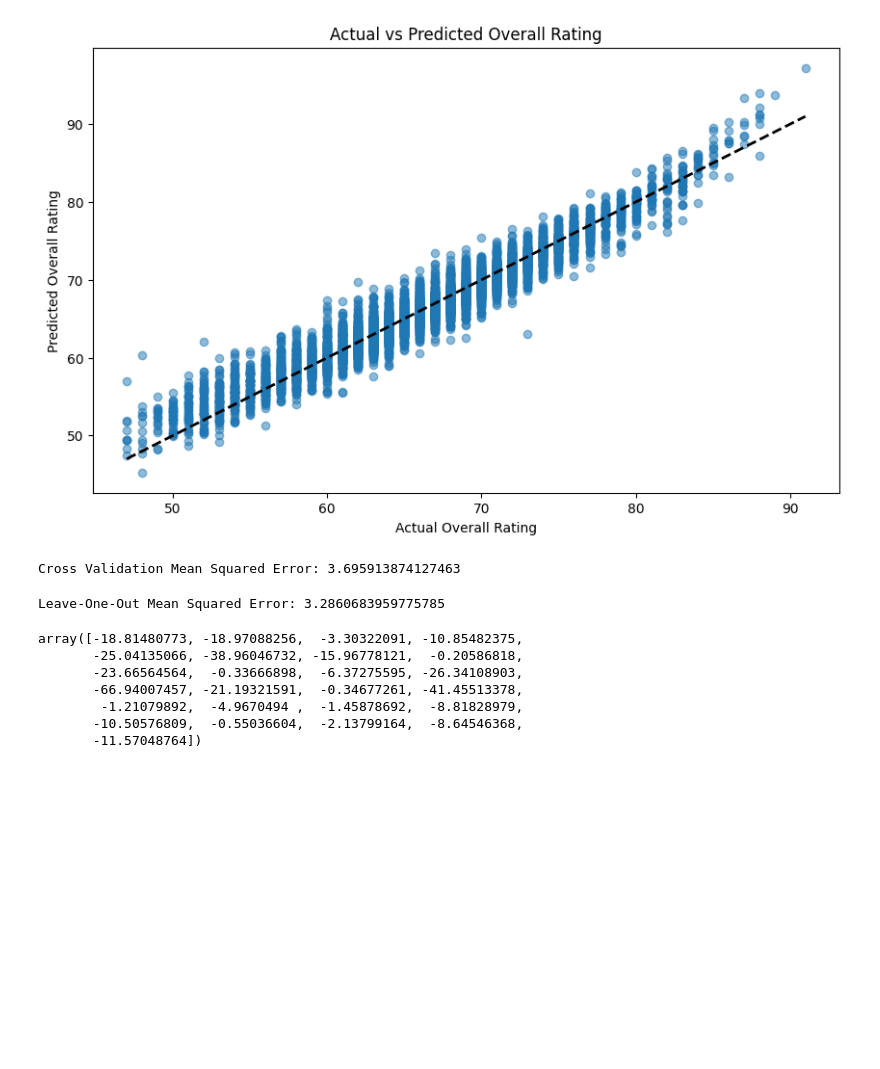
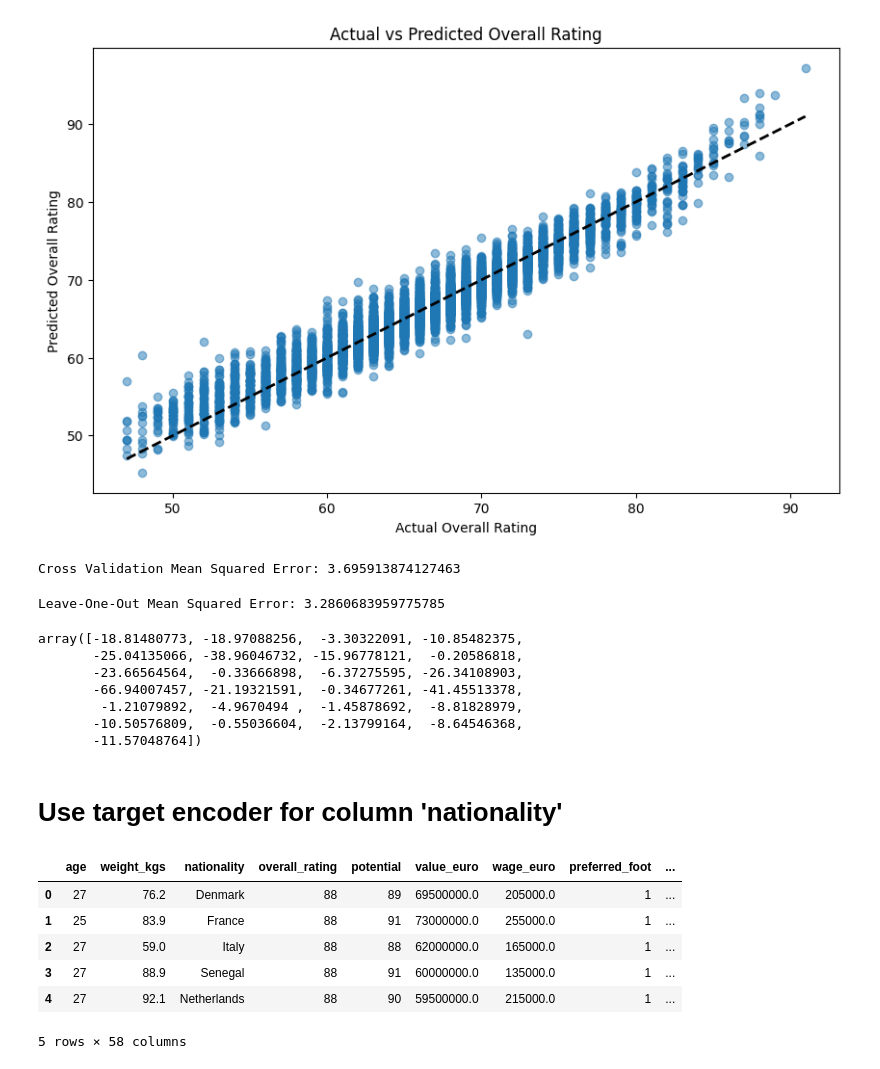
Before and after one commit to nttrung612/Football_Players_Rating_Prediction, a Jupyter notebook: lr.ipynb, the cells around one changed output. Drawn from its saved outputs; the diff is of its cells as text; code cells hidden in the pictures; blank space fills up the shorter version.

```diff
--- a/lr.ipynb
+++ b/lr.ipynb
@@ -171,3 +168,5 @@ array([-18.81480773, -18.97088256,  -3.30322091, -10.85482375,
         -1.21079892,  -4.9670494 ,  -1.45878692,  -8.81828979,
        -10.50576809,  -0.55036604,  -2.13799164,  -8.64546368,
        -11.57048764])
+# %% [markdown]
+# Use target encoder for column 'nationality'
@@ -173,0 +178,11 @@ array([-18.81480773, -18.97088256,  -3.30322091, -10.85482375,
+# %%
+df = pd.read_csv('unencoded_nation_data.csv')
+df.head()
+# %% [output]
+|  | age | weight_kgs | nationality | overall_rating | potential | value_euro | wage_euro | preferred_foot | ... |
+| 0 | 27 | 76.2 | Denmark | 88 | 89 | 69500000.0 | 205000.0 | 1 | ... |
+| 1 | 25 | 83.9 | France | 88 | 91 | 73000000.0 | 255000.0 | 1 | ... |
+| 2 | 27 | 59.0 | Italy | 88 | 88 | 62000000.0 | 165000.0 | 1 | ... |
+| 3 | 27 | 88.9 | Senegal | 88 | 91 | 60000000.0 | 135000.0 | 1 | ... |
+| 4 | 27 | 92.1 | Netherlands | 88 | 90 | 59500000.0 | 215000.0 | 1 | ... |
+5 rows × 58 columns
```
Also changed, not shown: parts of 12 cells of this notebook, 2 other files.
